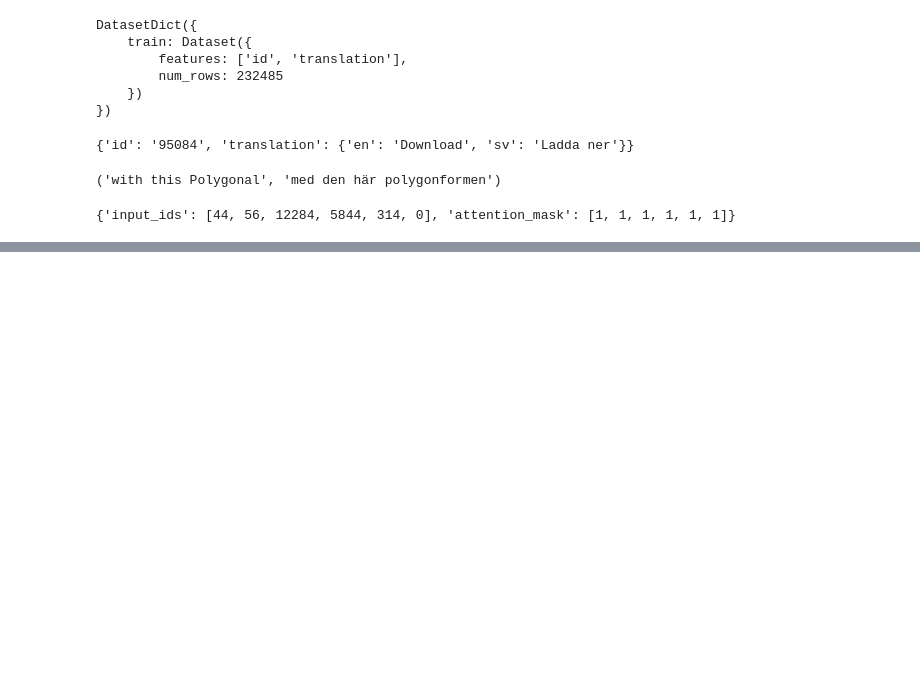
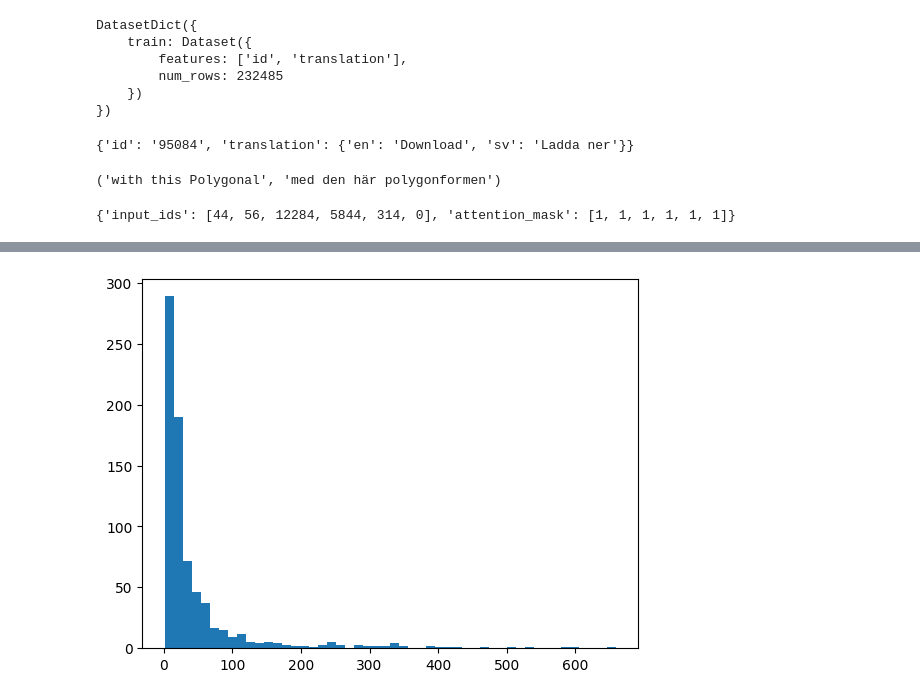
Before and after one commit to JonasHagstrom79/Natural-Language-Processing, a Jupyter notebook: Translation.ipynb, the cells around one changed output, grey strips where cells are left out. Saved outputs shown, nothing was run; the diff lists cells and outputs as text; code cells hidden in the pictures; blank space fills up the shorter version.

```diff
--- a/Translation.ipynb
+++ b/Translation.ipynb
@@ -90,8 +92,10 @@ tokenizer.convert_ids_to_tokens(bad_targets['input_ids'])
 # %%
-#
+# draw a histogram of the inputs and targets
 import matplotlib.pyplot as plt
 
 train = split['train']['translation']
-input_lens = [len(tr['en']) fot tr in train]
+input_lens = [len(tr['en']) for tr in train]
 
 plt.hist(input_lens, bins=50);
+# %% [output]
+[figure, added]
```
Also changed, not shown: parts of 8 cells of this notebook.
